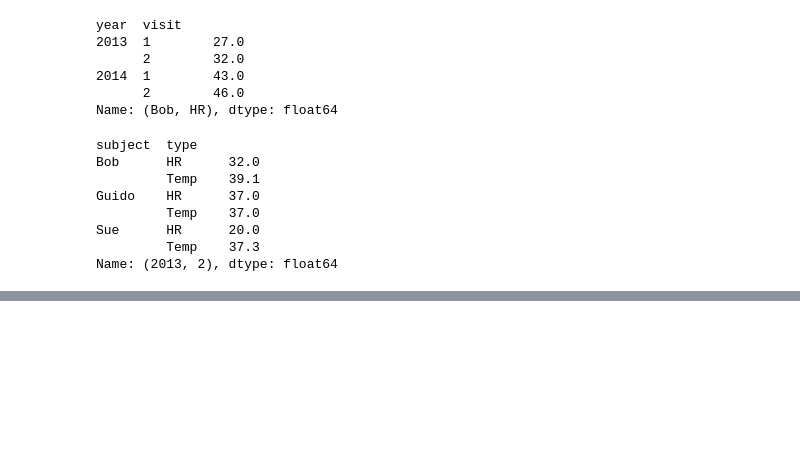
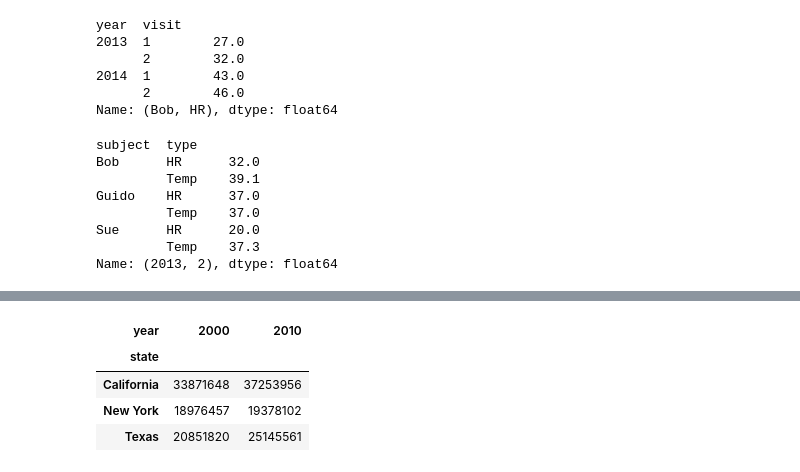
Before and after one commit to franzoni/ML-A-Z-Hands-On-Python-R, a Jupyter notebook: Machine_Learning_A-Z_Template_Folder/Part_4_-_Clustering/Section_2xx_-_Part_PLAYplay/hierarchical_indexing.ipynb, the cells around one changed output, grey strips where cells are left out. Cells and saved outputs as stored; diff of their text form; code cells hidden in the pictures; blank space fills up the shorter version.

Commit message:
multi-indexing more EXERCISES

```diff
--- a/Machine_Learning_A-Z_Template_Folder/Part_4_-_Clustering/Section_2xx_-_Part_PLAYplay/hierarchical_indexing.ipynb
+++ b/Machine_Learning_A-Z_Template_Folder/Part_4_-_Clustering/Section_2xx_-_Part_PLAYplay/hierarchical_indexing.ipynb
@@ -560,0 +635,11 @@ Name: (2013, 2), dtype: float64
+# %%
+# the lowerst **level** index is turned into a column
+# same as is pop_ri.unstack(level=1)
+
+pop_ri.unstack()
+# %% [output]
+| year | 2000 | 2010 |
+| state |  |  |
+| California | 33871648 | 37253956 |
+| New York | 18976457 | 19378102 |
+| Texas | 20851820 | 25145561 |
```
Also changed, not shown: parts of 10 cells of this notebook.
